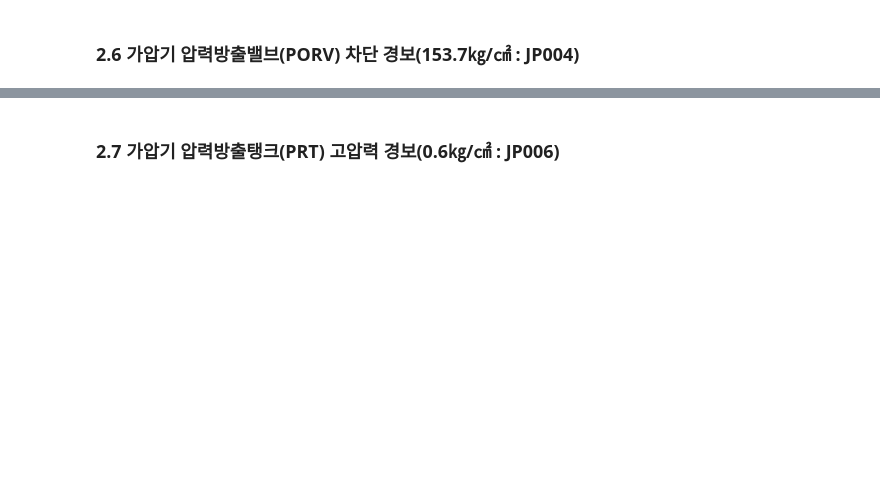
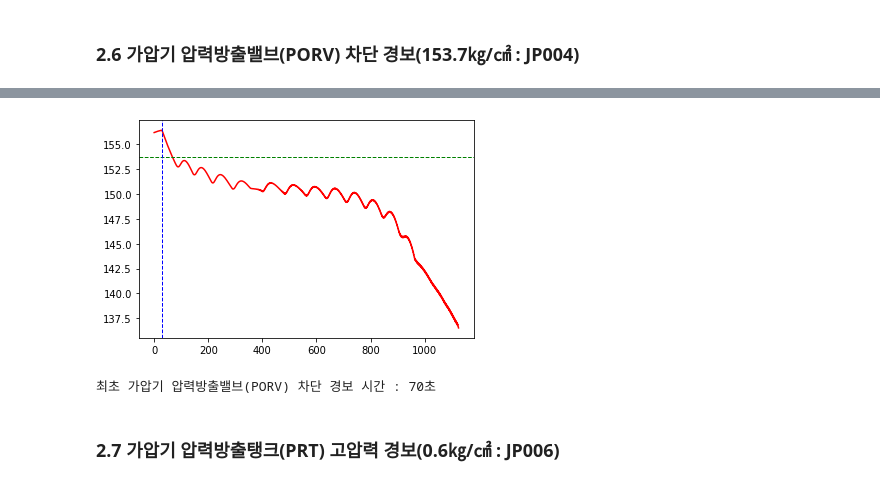
Before and after one commit to Jonghyun-Kim-73/CRONI_Project, a Jupyter notebook: Abnormal_Procedure_Verification/Verif_19_02.ipynb, the cells around one changed output, grey strips where cells are left out. Cells and saved outputs as stored; diff of their text form; code cells hidden in the pictures; blank space fills up the shorter version.

```diff
--- a/Abnormal_Procedure_Verification/Verif_19_02.ipynb
+++ b/Abnormal_Procedure_Verification/Verif_19_02.ipynb
@@ -83,2 +89,22 @@ else:
+# %%
+plt.plot(db['ZINST65'], color='r')
+# plt.plot(db['PPRZ'], color='k')
+# plt.plot(db['PPRZN'], color='y')
+vline = plt.axhline(153.7, color='g', linestyle='--', linewidth=1)
+vline = plt.axvline(29, color='b', linestyle='--', linewidth=1)
+# %% [output]
+[figure, added]
+# %%
+porv_state = []
+for i in range(len(db)):
+    if i > 29:
+        if db['BHV6'][i] == 0 and db['ZINST65'][i] <= 153.7:
+            porv_state.append(i+1)
+if len(porv_state) == 0:
+    print('증상을 만족하지 못했습니다.')
+else:
+    print(f'최초 가압기 압력방출밸브(PORV) 차단 경보 시간 : {porv_state[0]}초')
+# %% [output]
+최초 가압기 압력방출밸브(PORV) 차단 경보 시간 : 70초
 # %% [markdown]
 ### 2.7 가압기 압력방출탱크(PRT) 고압력 경보(0.6㎏/㎠ : JP006)
```
Also changed, not shown: parts of 41 cells of this notebook, 6 other files.
